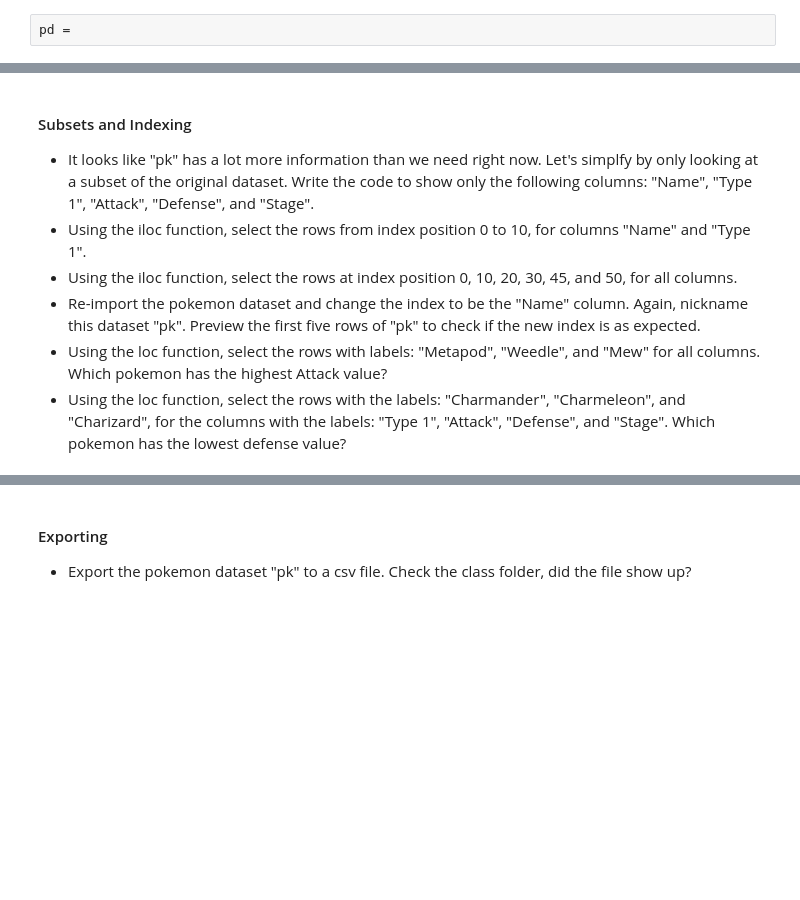
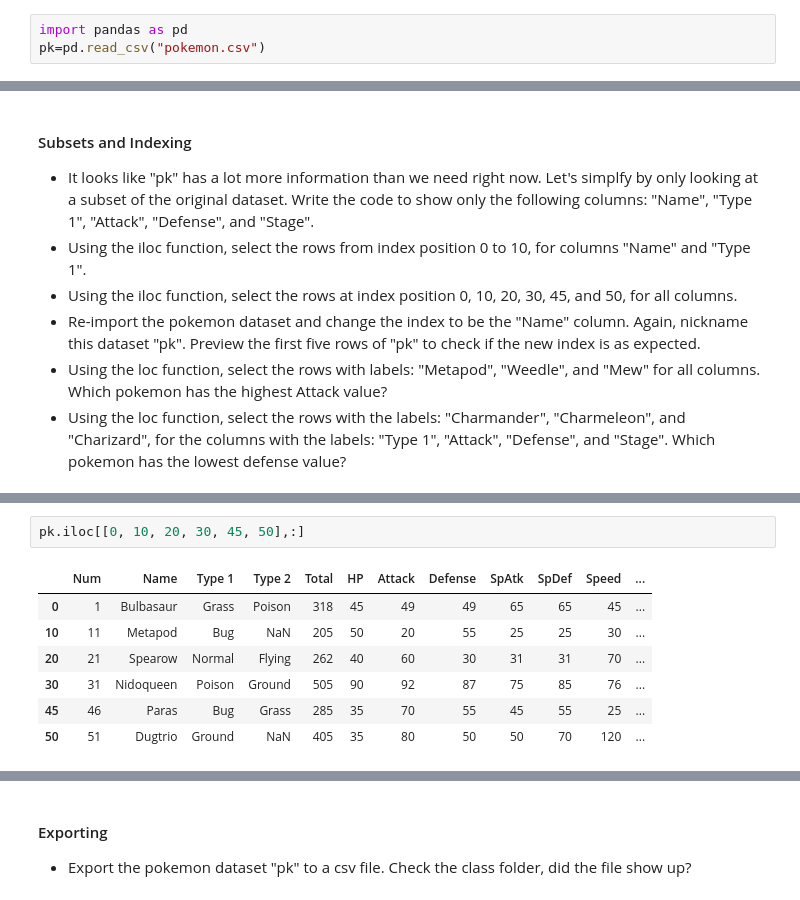
Before and after one commit to EyobGuyo/module7class, a Jupyter notebook: Module 7 - Intro to Data and Datasets (1).ipynb, the cells around one changed output, grey strips where cells are left out. Drawn from its saved outputs; the diff is of its cells as text; blank space fills up the shorter version.

```diff
--- a/Module 7 - Intro to Data and Datasets (1).ipynb
+++ b/Module 7 - Intro to Data and Datasets (1).ipynb
@@ -843,4 +849,5 @@ print(z)
 * Inspect the last 5 rows of "pk". How many rows are there total in the dataset?
 * Complete the code below to output the summary information about the dataset. How many columns are there total in "pk"? In which column(s) do we have miss/NaN values?
 # %%
-pd =
+import pandas as pd
+pk=pd.read_csv("pokemon.csv")
@@ -855,0 +935,10 @@ pd =
+# %%
+pk.iloc[[0, 10, 20, 30, 45, 50],:]
+# %% [output]
+|  | Num | Name | Type 1 | Type 2 | Total | HP | Attack | Defense | SpAtk | SpDef | Speed | ... |
+| 0 | 1 | Bulbasaur | Grass | Poison | 318 | 45 | 49 | 49 | 65 | 65 | 45 | ... |
+| 10 | 11 | Metapod | Bug | NaN | 205 | 50 | 20 | 55 | 25 | 25 | 30 | ... |
+| 20 | 21 | Spearow | Normal | Flying | 262 | 40 | 60 | 30 | 31 | 31 | 70 | ... |
+| 30 | 31 | Nidoqueen | Poison | Ground | 505 | 90 | 92 | 87 | 75 | 85 | 76 | ... |
+| 45 | 46 | Paras | Bug | Grass | 285 | 35 | 70 | 55 | 45 | 55 | 25 | ... |
+| 50 | 51 | Dugtrio | Ground | NaN | 405 | 35 | 80 | 50 | 50 | 70 | 120 | ... |
```
Also changed, not shown: parts of 10 cells of this notebook.
